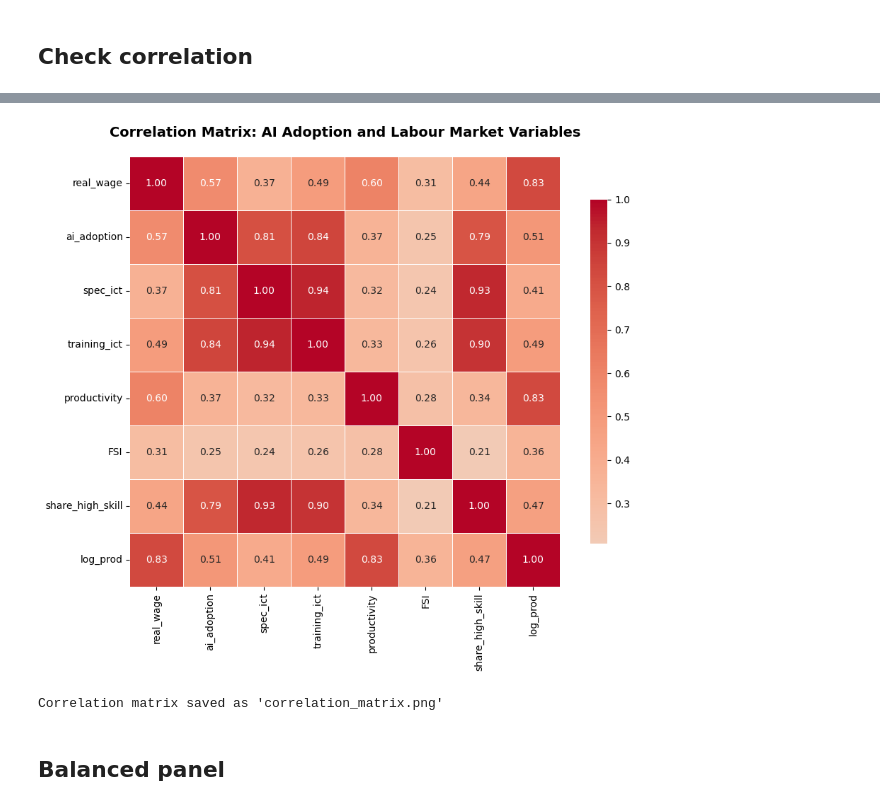
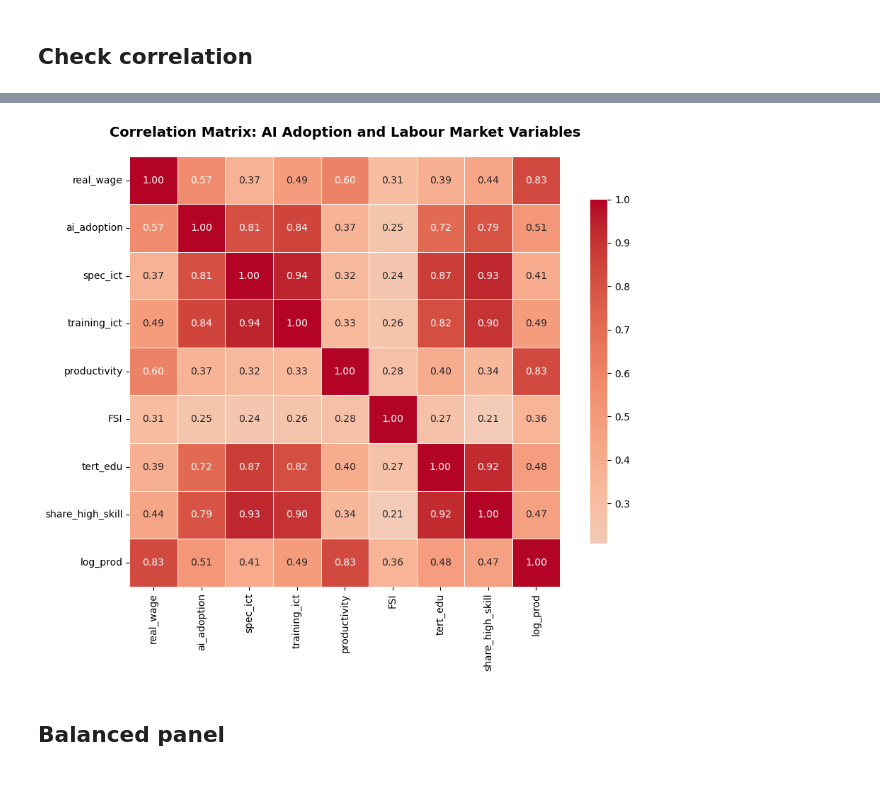
Before and after one commit to Martyniuk-y/Master_thesis, a Jupyter notebook: panel_models.ipynb, the cells around one changed output, grey strips where cells are left out. Saved outputs shown, nothing was run; the diff lists cells and outputs as text; code cells hidden in the pictures.

Commit message:
Adjusted correlation matrix with education variable

```diff
--- a/panel_models.ipynb
+++ b/panel_models.ipynb
@@ -35,37 +35,35 @@ print(df_master)
 numeric_cols = [
     'real_wage',
     'ai_adoption',
     'spec_ict',
     'training_ict',
     'productivity',
     'FSI',
+    'tert_edu',
     'share_high_skill',
     'log_prod'
 ]
 
 corr_matrix = df_master[numeric_cols].corr()
 
 plt.figure(figsize=(10, 8))
 sns.heatmap(
     corr_matrix,
     annot=True,
     fmt='.2f',
     cmap='coolwarm',
     center=0,
     square=True,
     linewidths=0.5,
     cbar_kws={'shrink': 0.8}
 )
 
 plt.title('Correlation Matrix: AI Adoption and Labour Market Variables',
           fontsize=14, fontweight='bold', pad=20)
 plt.tight_layout()
 plt.show()
-
-print("Correlation matrix saved as 'correlation_matrix.png'")
 # %% [output]
-[figure, old version]
+[figure, new version]
-Correlation matrix saved as 'correlation_matrix.png'
 # %% [markdown]
 ## Balanced panel
 # %%
```
Also changed, not shown: parts of 1 cell of this notebook.
